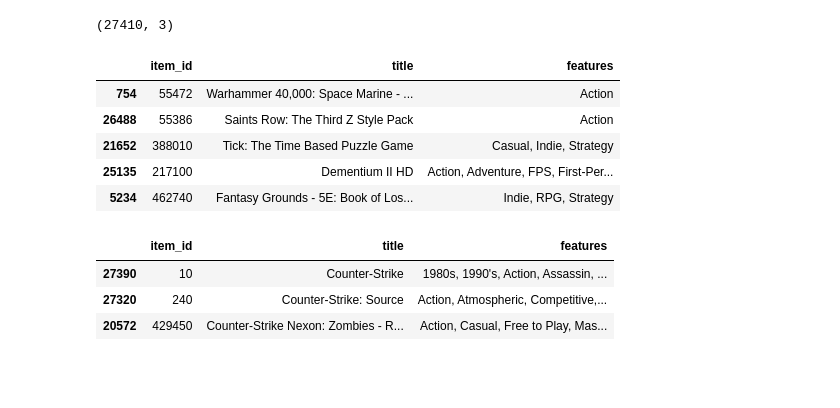
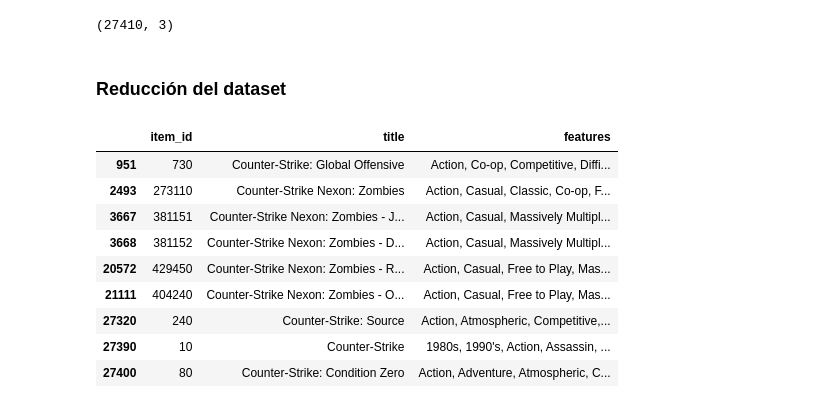
Before and after one commit to SantosIparraguirre/Sistema-Recomendacion-Steam, a Jupyter notebook: ETL/game_recommendation.ipynb, the cells around one changed output. Drawn from its saved outputs; the diff is of its cells as text; code cells hidden in the pictures; blank space fills up the shorter version.

```diff
--- a/ETL/game_recommendation.ipynb
+++ b/ETL/game_recommendation.ipynb
@@ -69,22 +69,22 @@ df.head()
 df.shape
 # %% [output]
 (27410, 3)
-# %%
-df = df.sample(5000)
-df.head()
-# %% [output]
-|  | item_id | title | features |
-| 754 | 55472 | Warhammer 40,000: Space Marine - ... | Action |
-| 26488 | 55386 | Saints Row: The Third Z Style Pack | Action |
-| 21652 | 388010 | Tick: The Time Based Puzzle Game | Casual, Indie, Strategy |
-| 25135 | 217100 | Dementium II HD | Action, Adventure, FPS, First-Per... |
-| 5234 | 462740 | Fantasy Grounds - 5E: Book of Los... | Indie, RPG, Strategy |
+# %% [markdown]
+### Reducción del dataset
 # %%
-mask = df['title'].str.contains('Counter-Strike', case=False, na=False)
+# Mascara para filtrar juegos Counter-Strike.
+
+mask_counter = df['title'].str.contains('Counter-Strike', case=False, na=False)
 # %%
-df[mask]
+df[mask_counter]
 # %% [output]
 |  | item_id | title | features |
+| 951 | 730 | Counter-Strike: Global Offensive | Action, Co-op, Competitive, Diffi... |
+| 2493 | 273110 | Counter-Strike Nexon: Zombies | Action, Casual, Classic, Co-op, F... |
+| 3667 | 381151 | Counter-Strike Nexon: Zombies - J... | Action, Casual, Massively Multipl... |
+| 3668 | 381152 | Counter-Strike Nexon: Zombies - D... | Action, Casual, Massively Multipl... |
+| 20572 | 429450 | Counter-Strike Nexon: Zombies - R... | Action, Casual, Free to Play, Mas... |
+| 21111 | 404240 | Counter-Strike Nexon: Zombies - O... | Action, Casual, Free to Play, Mas... |
+| 27320 | 240 | Counter-Strike: Source | Action, Atmospheric, Competitive,... |
 | 27390 | 10 | Counter-Strike | 1980s, 1990's, Action, Assassin, ... |
-| 27320 | 240 | Counter-Strike: Source | Action, Atmospheric, Competitive,... |
-| 20572 | 429450 | Counter-Strike Nexon: Zombies - R... | Action, Casual, Free to Play, Mas... |
+| 27400 | 80 | Counter-Strike: Condition Zero | Action, Adventure, Atmospheric, C... |
```
Also changed, not shown: parts of 10 cells of this notebook, 5 other files.
